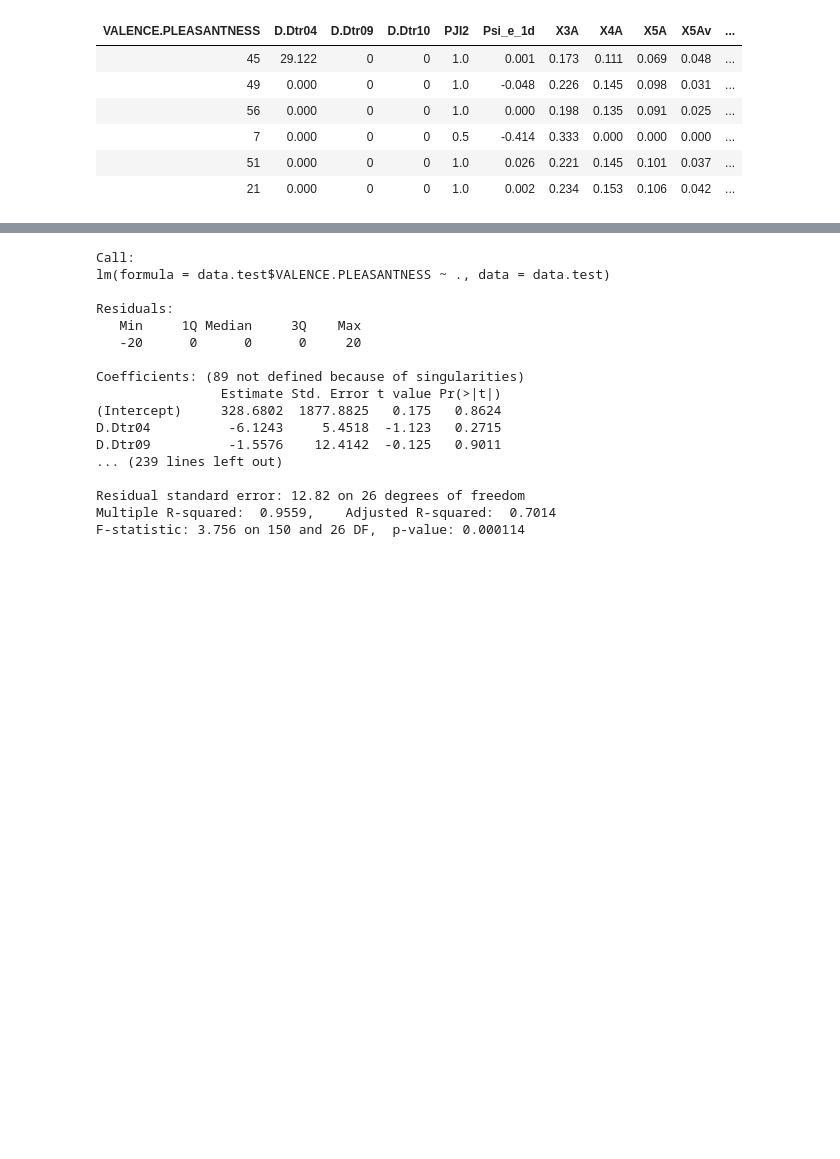
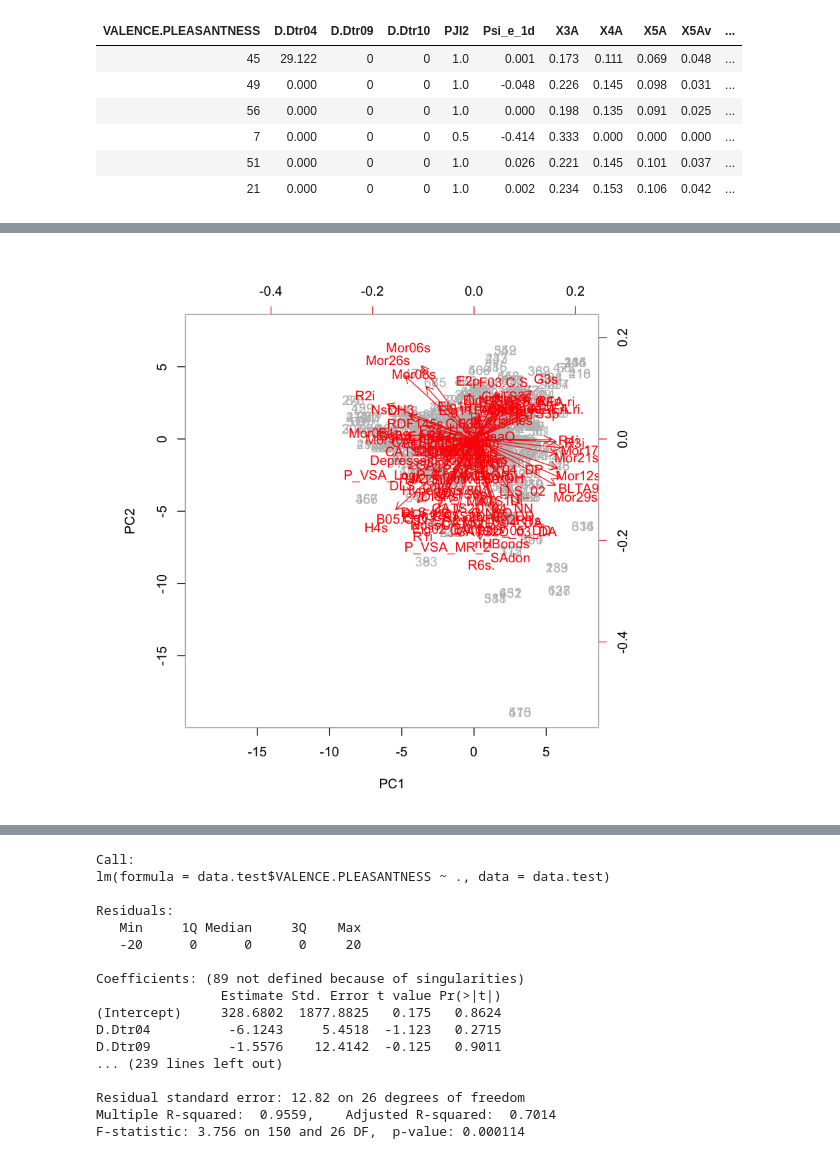
Before and after one commit to Alicia-max/BIO322-Regression, a Jupyter notebook: src/Exploration.ipynb, the cells around one changed output, grey strips where cells are left out. Cells and saved outputs as stored; diff of their text form; code cells hidden in the pictures; blank space fills up the shorter version.

```diff
--- a/src/Exploration.ipynb
+++ b/src/Exploration.ipynb
@@ -74,3 +89,7 @@ Warning message:
+# %%
+biplot(pca, col = c('gray', 'red'), scale = 0)
+# %% [output]
+[figure, added]
 # %%
 s <- svd(data.sc)
 sum((s$v - pca$rotation)^2)
```
Also changed, not shown: parts of 12 cells of this notebook.
